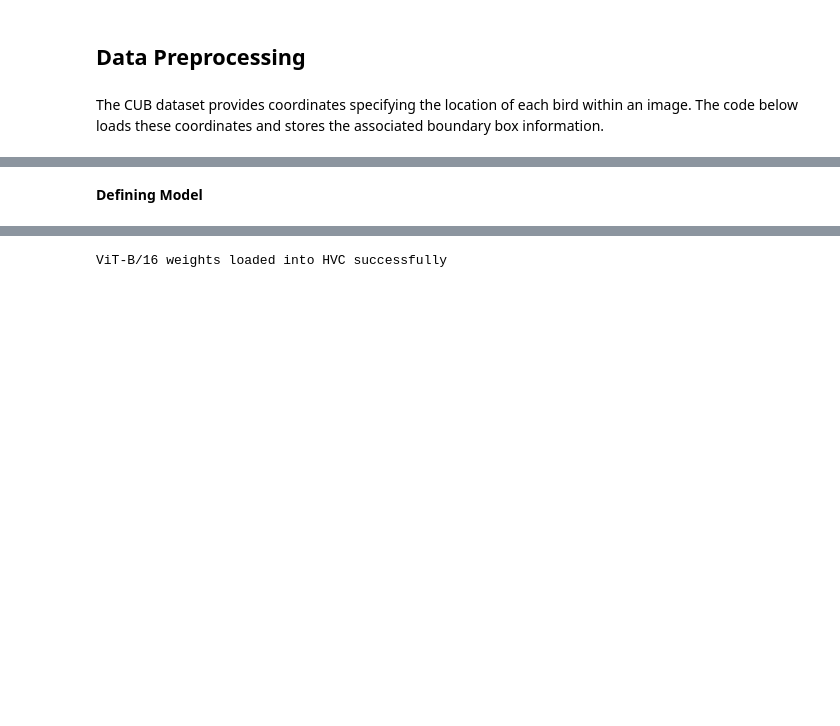
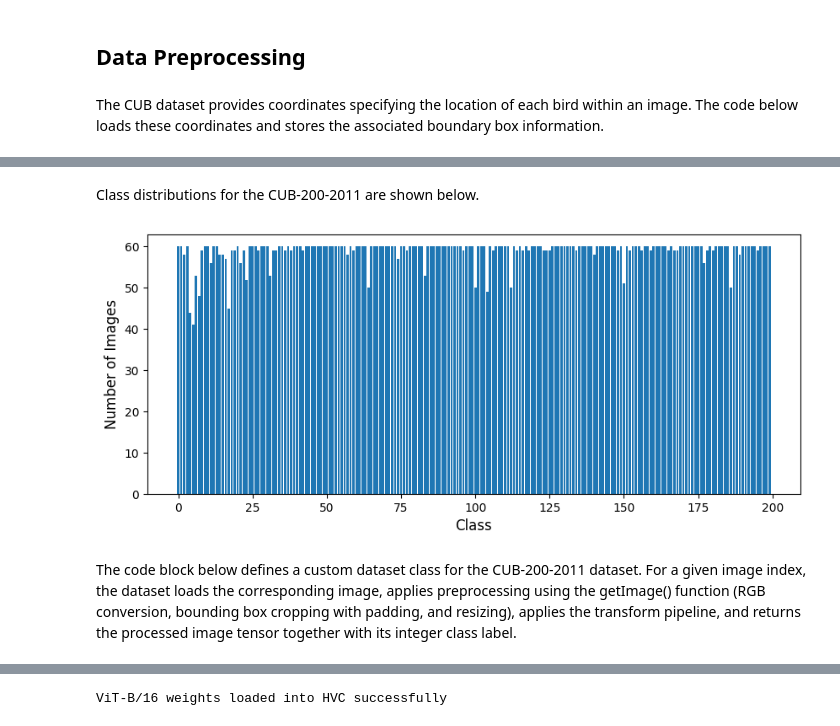
Before and after one commit to MadddyMiller/MXN441_A2, a Jupyter notebook: MXN441_A2_code_good.ipynb, the cells around one changed output, grey strips where cells are left out. Cells and saved outputs as stored; diff of their text form; code cells hidden in the pictures; blank space fills up the shorter version.

```diff
--- a/MXN441_A2_code_good.ipynb
+++ b/MXN441_A2_code_good.ipynb
@@ -197,3 +240,19 @@ Following the architecture in figure 1 of the paper, we can develop the followin
+# %% [markdown]
+Class distributions for the CUB-200-2011 are shown below.
+# %%
+class_counts = df["Class"].value_counts().sort_index()
+
+plt.figure(figsize=(10,4))
+plt.bar(range(len(class_counts)), class_counts.values)
+plt.xlabel("Class", fontsize = 12)
+plt.ylabel("Number of Images", fontsize = 12)
+#plt.title("CUB-200-2011 Class Distribution")
+#plt.savefig("class_distribution.png", dpi=300, bbox_inches="tight")
+plt.show()
+# %% [output]
+[figure, added]
+# %% [markdown]
+The code block below defines a custom dataset class for the CUB-200-2011 dataset. For a given image index, the dataset loads the corresponding image, applies preprocessing using the getImage() function (RGB conversion, bounding box cropping with padding, and resizing), applies the transform pipeline, and returns the processed image tensor together with its integer class label.
 # %%
 class CUBDataset(Dataset):
 
@@ -354,2 +312,0 @@ model = HVC(
-# %% [markdown]
-**Defining Model**
```
Also changed, not shown: parts of 33 cells of this notebook, 2 other files.
